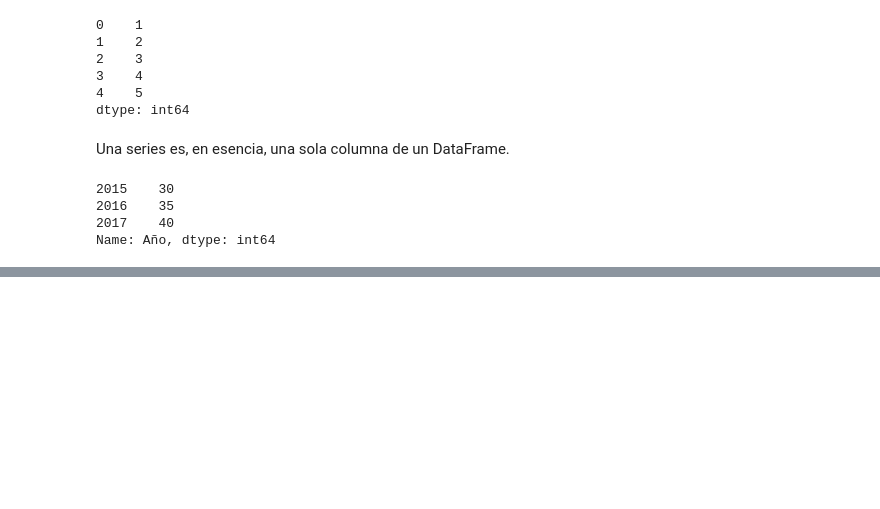
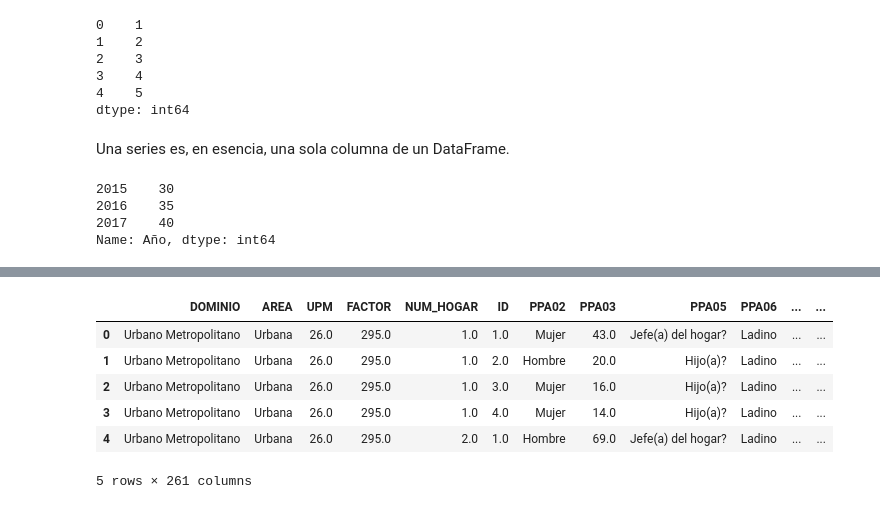
Before and after one commit to hugoallan9/ML-USAC, a Jupyter notebook: notebooks/sesion1.ipynb, the cells around one changed output, grey strips where cells are left out. Drawn from its saved outputs; the diff is of its cells as text; code cells hidden in the pictures; blank space fills up the shorter version.

```diff
--- a/notebooks/sesion1.ipynb
+++ b/notebooks/sesion1.ipynb
@@ -56,0 +113,10 @@ Name: Año, dtype: int64
+# %%
+enei.head()
+# %% [output]
+|  | DOMINIO | AREA | UPM | FACTOR | NUM_HOGAR | ID | PPA02 | PPA03 | PPA05 | PPA06 | ... | ... |
+| 0 | Urbano Metropolitano | Urbana | 26.0 | 295.0 | 1.0 | 1.0 | Mujer | 43.0 | Jefe(a) del hogar? | Ladino | ... | ... |
+| 1 | Urbano Metropolitano | Urbana | 26.0 | 295.0 | 1.0 | 2.0 | Hombre | 20.0 | Hijo(a)? | Ladino | ... | ... |
+| 2 | Urbano Metropolitano | Urbana | 26.0 | 295.0 | 1.0 | 3.0 | Mujer | 16.0 | Hijo(a)? | Ladino | ... | ... |
+| 3 | Urbano Metropolitano | Urbana | 26.0 | 295.0 | 1.0 | 4.0 | Mujer | 14.0 | Hijo(a)? | Ladino | ... | ... |
+| 4 | Urbano Metropolitano | Urbana | 26.0 | 295.0 | 2.0 | 1.0 | Hombre | 69.0 | Jefe(a) del hogar? | Ladino | ... | ... |
+5 rows × 261 columns
```
Also changed, not shown: parts of 9 cells of this notebook.
